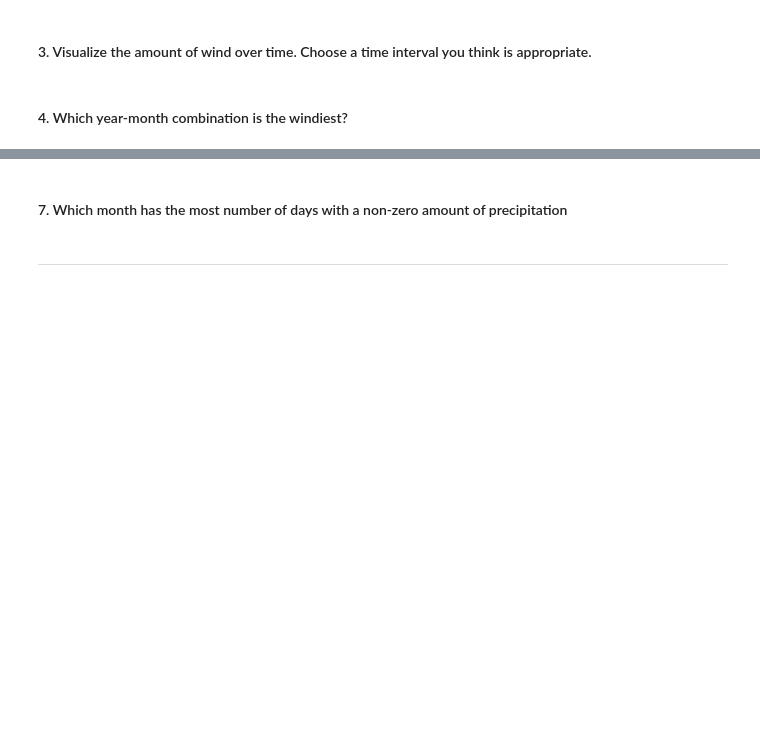
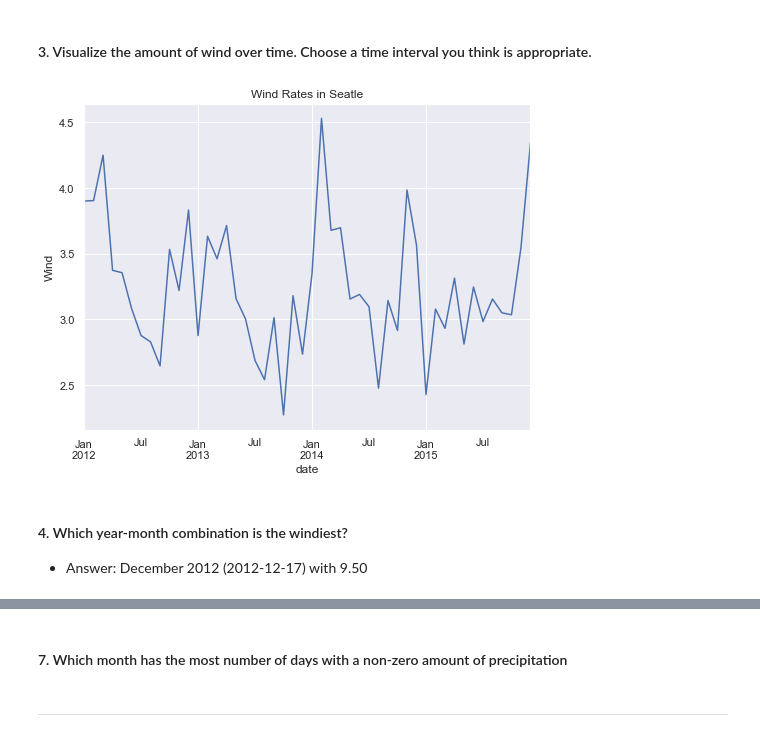
Before and after one commit to natasharivers/time-series-exercises, a Jupyter notebook: Dates Exercises.ipynb, the cells around one changed output, grey strips where cells are left out. Saved outputs shown, nothing was run; the diff lists cells and outputs as text; code cells hidden in the pictures; blank space fills up the shorter version.

```diff
--- a/Dates Exercises.ipynb
+++ b/Dates Exercises.ipynb
@@ -261,4 +322,12 @@ data.seattle_weather()
 # %% [markdown]
 #### 3. Visualize the amount of wind over time. Choose a time interval you think is appropriate.
+# %%
+seatle.wind.resample('M').mean().plot()
+plt.title('Wind Rates in Seatle')
+plt.ylabel('Wind')
+plt.show()
+# %% [output]
+[figure, added]
 # %% [markdown]
 #### 4. Which year-month combination is the windiest?
+- Answer: December 2012 (2012-12-17) with 9.50
```
Also changed, not shown: parts of 39 cells of this notebook.
